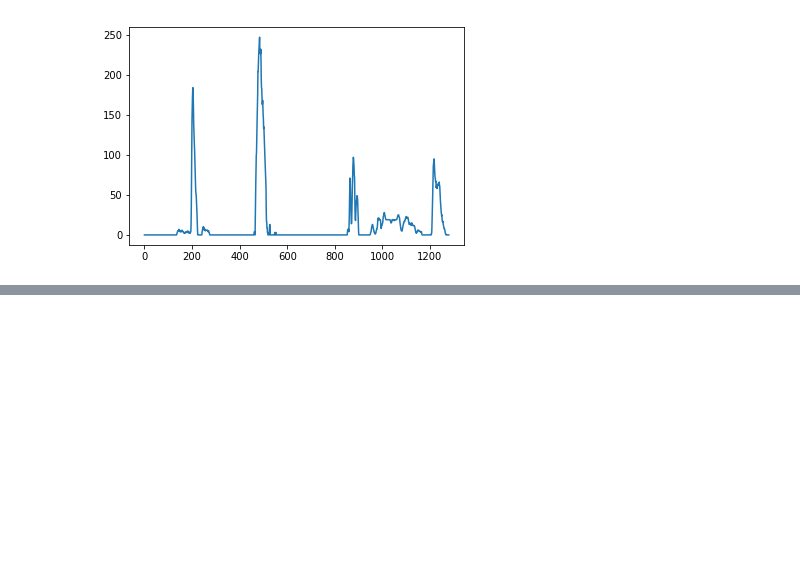
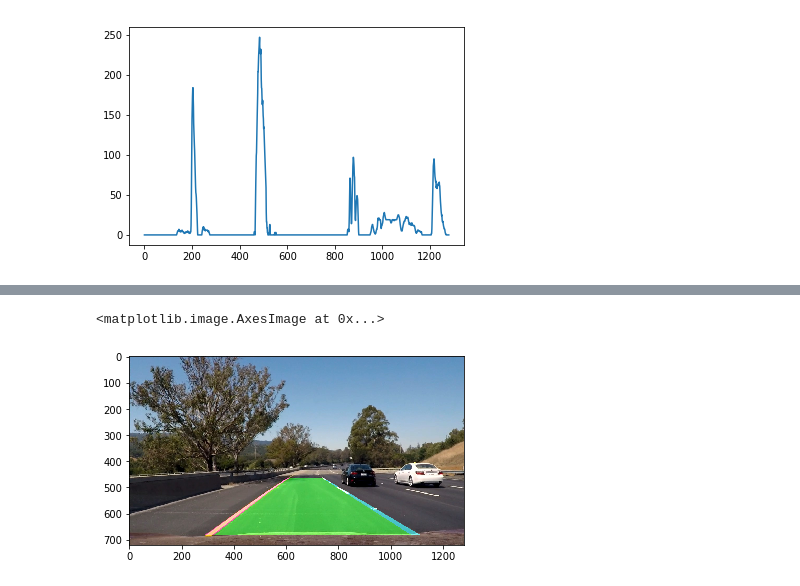
Before and after one commit to MaggiN1337/CarND-Advanced-Lane-Lines, a Jupyter notebook: main.ipynb, the cells around one changed output, grey strips where cells are left out. Cells and saved outputs as stored; diff of their text form; code cells hidden in the pictures; blank space fills up the shorter version.

```diff
--- a/main.ipynb
+++ b/main.ipynb
@@ -489,0 +517,35 @@ plt.imshow(result)
+# %%
+
+# TODO: from Udacity project lines on original image
+
+def draw_lane(original_img, binary_img, l_fit, r_fit, Minv):
+    new_img = np.copy(original_img)
+    if l_fit is None or r_fit is None:
+        return original_img
+    # Create an image to draw the lines on
+    warp_zero = np.zeros_like(binary_img).astype(np.uint8)
+    color_warp = np.dstack((warp_zero, warp_zero, warp_zero))
+
+    h, w = binary_img.shape[:2]
+    ploty = np.linspace(0, h-1, num=h)
+    left_fitx = l_fit[0]*ploty**2 + l_fit[1]*ploty + l_fit[2]
+    right_fitx = r_fit[0]*ploty**2 + r_fit[1]*ploty + r_fit[2]
+
+    # Recast the x and y points into usable format for cv2.fillPoly()
+    pts_left = np.array([np.transpose(np.vstack([left_fitx, ploty]))])
+    pts_right = np.array([np.flipud(np.transpose(np.vstack([right_fitx, ploty])))])
+    pts = np.hstack((pts_left, pts_right))
+
+    # Draw the lane onto the warped blank image
+    cv2.fillPoly(color_warp, np.int_([pts]), (0,255, 0))
+    cv2.polylines(color_warp, np.int32([pts_left]), isClosed=False, color=(255,0,255), thickness=15)
+    cv2.polylines(color_warp, np.int32([pts_right]), isClosed=False, color=(0,255,255), thickness=15)
+
+    # Warp the blank back to original image space using inverse perspective matrix (Minv)
+    newwarp = cv2.warpPerspective(color_warp, Minv, (w, h))
+    # Combine the result with the original image
+    result = cv2.addWeighted(new_img, 1, newwarp, 0.5, 0)
+    return result
+# %% [output]
+<matplotlib.image.AxesImage at 0x...>
+[figure, added]
```
Also changed, not shown: parts of 12 cells of this notebook.
